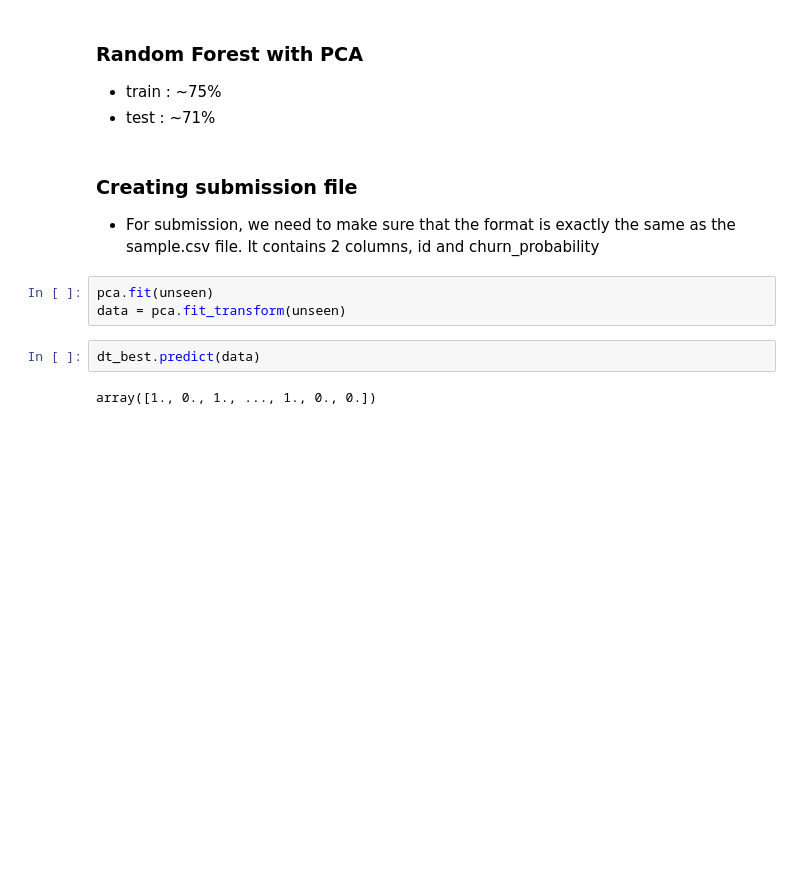
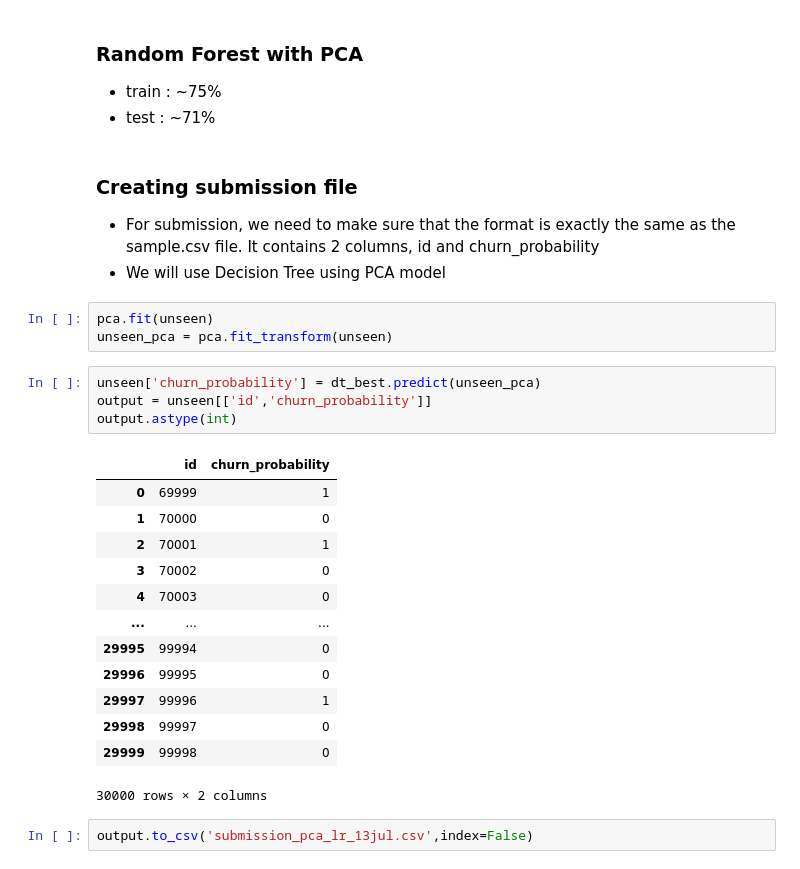
Before and after one commit to SanjayaKumarSahoo/telecom-churn-group-case-study, a Jupyter notebook: Sanjaya_Samarth_Saraswathi-solution.ipynb, the cells around one changed output. Cells and saved outputs as stored; diff of their text form; blank space fills up the shorter version.

```diff
--- a/solution.ipynb
+++ b/Sanjaya_Samarth_Saraswathi-solution.ipynb
@@ -2115,10 +2115,27 @@ Test Confusion Matrix:
 # %% [markdown]
 ### Creating submission file
 - For submission, we need to make sure that the format is exactly the same as the sample.csv file. It contains 2 columns, id and churn_probability
+- We will use Decision Tree using PCA model
 # %%
 pca.fit(unseen)
-data = pca.fit_transform(unseen)
+unseen_pca = pca.fit_transform(unseen)
 # %%
-dt_best.predict(data)
+unseen['churn_probability'] = dt_best.predict(unseen_pca)
+output = unseen[['id','churn_probability']]
+output.astype(int)
 # %% [output]
+|  | id | churn_probability |
+| 0 | 69999 | 1 |
+| 1 | 70000 | 0 |
+| 2 | 70001 | 1 |
+| 3 | 70002 | 0 |
+| 4 | 70003 | 0 |
+| ... | ... | ... |
+| 29995 | 99994 | 0 |
+| 29996 | 99995 | 0 |
+| 29997 | 99996 | 1 |
+| 29998 | 99997 | 0 |
+| 29999 | 99998 | 0 |
-array([1., 0., 1., ..., 1., 0., 0.])
+30000 rows × 2 columns
+# %%
+output.to_csv('submission_pca_lr_13jul.csv',index=False)
```
Also changed, not shown: parts of 6 cells of this notebook, 1 other file.
